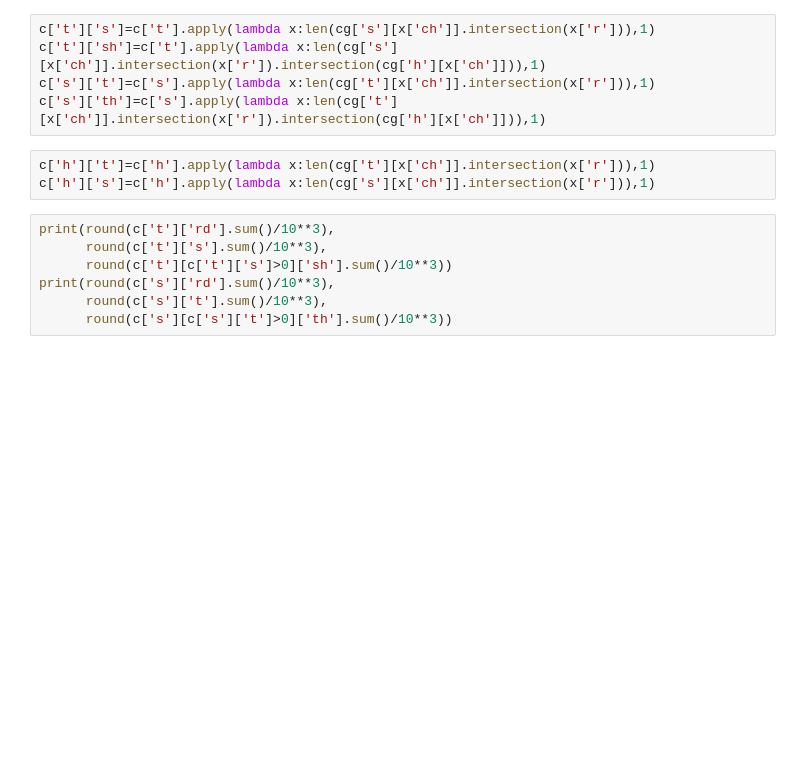
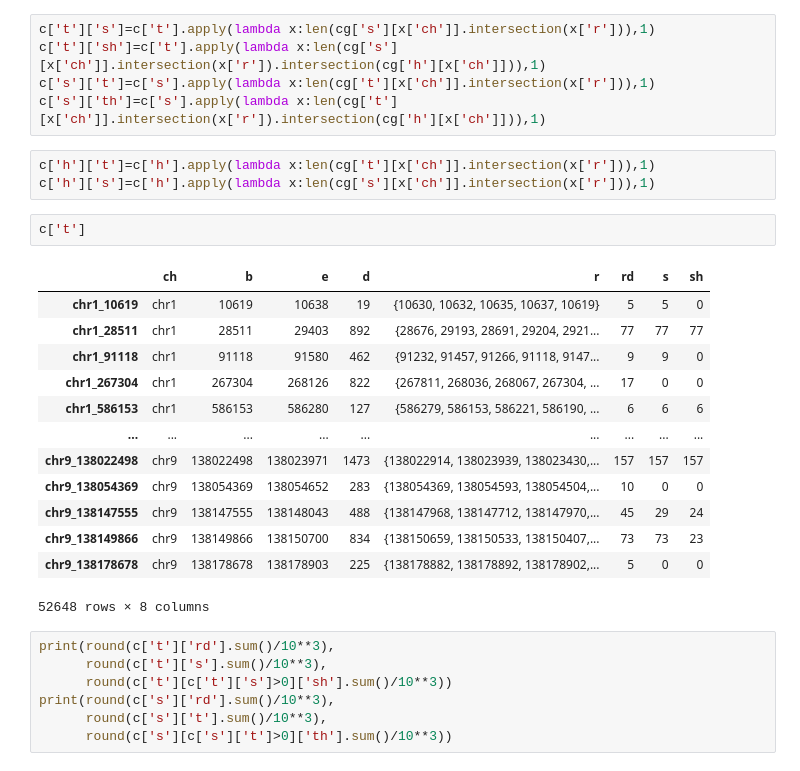
Before and after one commit to moqri/emi, a Jupyter notebook: 02 com.ipynb, the cells around one changed output. Cells and saved outputs as stored; diff of their text form; blank space fills up the shorter version.

```diff
--- a/02 com.ipynb
+++ b/02 com.ipynb
@@ -60,6 +60,22 @@ c['s']['th']=c['s'].apply(lambda x:len(cg['t'][x['ch']].intersection(x['r']).int
 # %%
 c['h']['t']=c['h'].apply(lambda x:len(cg['t'][x['ch']].intersection(x['r'])),1)
 c['h']['s']=c['h'].apply(lambda x:len(cg['s'][x['ch']].intersection(x['r'])),1)
+# %%
+c['t']
+# %% [output]
+|  | ch | b | e | d | r | rd | s | sh |
+| chr1_10619 | chr1 | 10619 | 10638 | 19 | {10630, 10632, 10635, 10637, 10619} | 5 | 5 | 0 |
+| chr1_28511 | chr1 | 28511 | 29403 | 892 | {28676, 29193, 28691, 29204, 2921... | 77 | 77 | 77 |
+| chr1_91118 | chr1 | 91118 | 91580 | 462 | {91232, 91457, 91266, 91118, 9147... | 9 | 9 | 0 |
+| chr1_267304 | chr1 | 267304 | 268126 | 822 | {267811, 268036, 268067, 267304, ... | 17 | 0 | 0 |
+| chr1_586153 | chr1 | 586153 | 586280 | 127 | {586279, 586153, 586221, 586190, ... | 6 | 6 | 6 |
+| ... | ... | ... | ... | ... | ... | ... | ... | ... |
+| chr9_138022498 | chr9 | 138022498 | 138023971 | 1473 | {138022914, 138023939, 138023430,... | 157 | 157 | 157 |
+| chr9_138054369 | chr9 | 138054369 | 138054652 | 283 | {138054369, 138054593, 138054504,... | 10 | 0 | 0 |
+| chr9_138147555 | chr9 | 138147555 | 138148043 | 488 | {138147968, 138147712, 138147970,... | 45 | 29 | 24 |
+| chr9_138149866 | chr9 | 138149866 | 138150700 | 834 | {138150659, 138150533, 138150407,... | 73 | 73 | 23 |
+| chr9_138178678 | chr9 | 138178678 | 138178903 | 225 | {138178882, 138178892, 138178902,... | 5 | 0 | 0 |
+52648 rows × 8 columns
 # %%
 print(round(c['t']['rd'].sum()/10**3),
       round(c['t']['s'].sum()/10**3),
```
Also changed, not shown: parts of 4 cells of this notebook.
